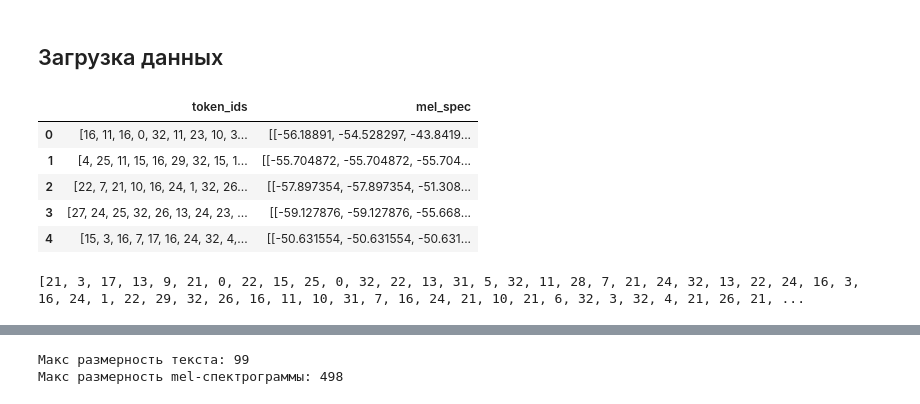
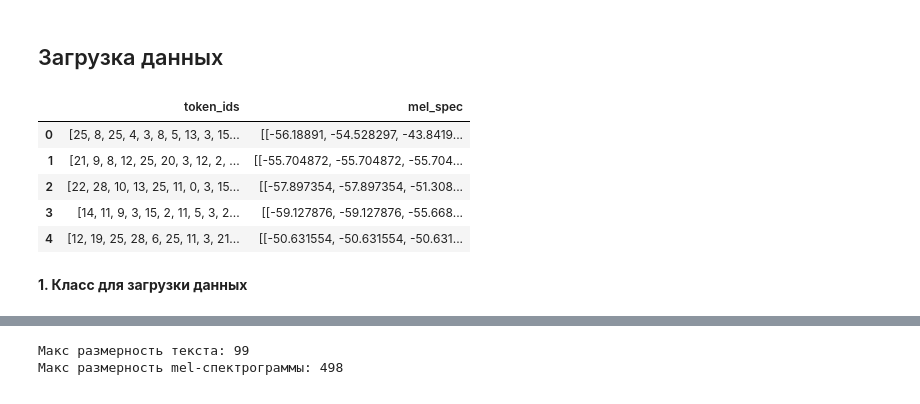
Before and after one commit to Rainfue/Speech-synthesis, a Jupyter notebook: Module2/Report_M2.ipynb, the cells around one changed output, grey strips where cells are left out. Cells and saved outputs as stored; diff of their text form; code cells hidden in the pictures.

```diff
--- a/Module2/Report_M2.ipynb
+++ b/Module2/Report_M2.ipynb
@@ -32,20 +34,16 @@ from tqdm import tqdm  # Импортируем tqdm
 ## Загрузка данных
 # %%
 # путь к обработанным данным
-df_path = '../Module1/Dataset/dataset.h5'
+data_path = '../Module1/Dataset/dataset.h5'
 # загружаем датасета
-df = pd.read_hdf(df_path, key='df')
+df = pd.read_hdf(data_path, key='df')
 df.head()
 # %% [output]
 |  | token_ids | mel_spec |
-| 0 | [16, 11, 16, 0, 32, 11, 23, 10, 3... | [[-56.18891, -54.528297, -43.8419... |
-| 1 | [4, 25, 11, 15, 16, 29, 32, 15, 1... | [[-55.704872, -55.704872, -55.704... |
-| 2 | [22, 7, 21, 10, 16, 24, 1, 32, 26... | [[-57.897354, -57.897354, -51.308... |
-| 3 | [27, 24, 25, 32, 26, 13, 24, 23, ... | [[-59.127876, -59.127876, -55.668... |
-| 4 | [15, 3, 16, 7, 17, 16, 24, 32, 4,... | [[-50.631554, -50.631554, -50.631... |
+| 0 | [25, 8, 25, 4, 3, 8, 5, 13, 3, 15... | [[-56.18891, -54.528297, -43.8419... |
+| 1 | [21, 9, 8, 12, 25, 20, 3, 12, 2, ... | [[-55.704872, -55.704872, -55.704... |
+| 2 | [22, 28, 10, 13, 25, 11, 0, 3, 15... | [[-57.897354, -57.897354, -51.308... |
+| 3 | [14, 11, 9, 3, 15, 2, 11, 5, 3, 2... | [[-59.127876, -59.127876, -55.668... |
+| 4 | [12, 19, 25, 28, 6, 25, 11, 3, 21... | [[-50.631554, -50.631554, -50.631... |
-# %%
-text_token_example = df['token_ids'][42]
-
-print(text_token_example)
-# %% [output]
-[21, 3, 17, 13, 9, 21, 0, 22, 15, 25, 0, 32, 22, 13, 31, 5, 32, 11, 28, 7, 21, 24, 32, 13, 22, 24, 16, 3, 16, 24, 1, 22, 29, 32, 26, 16, 11, 10, 31, 7, 16, 24, 21, 10, 21, 6, 32, 3, 32, 4, 21, 26, 21, ...
+# %% [markdown]
+**1. Класс для загрузки данных**
```
Also changed, not shown: parts of 16 cells of this notebook, 2 other files.
